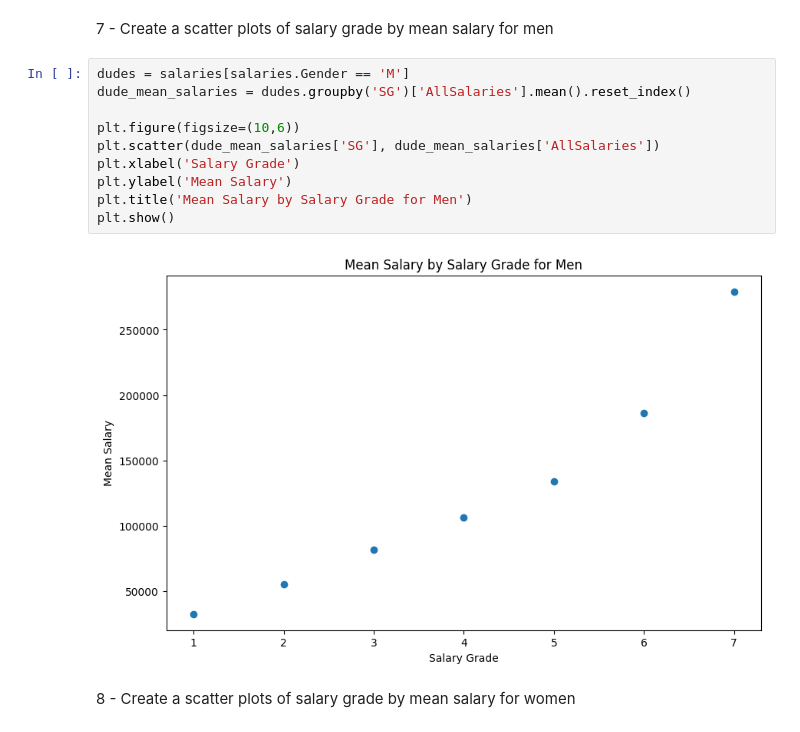
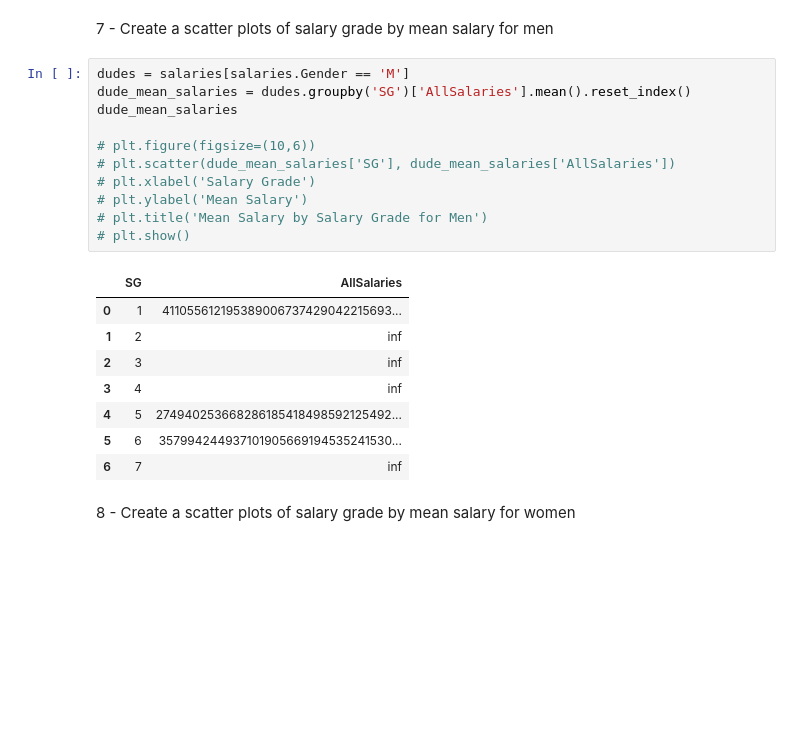
Before and after one commit to BrennanStopnik/401_work, a Jupyter notebook: Data_Science_Final/Stopnik_Brennan_DATASCIENCE_CAPSTONE_202306.ipynb, the cells around one changed output. Saved outputs shown, nothing was run; the diff lists cells and outputs as text; blank space fills up the shorter version.

```diff
--- a/Data_Science_Final/Stopnik_Brennan_DATASCIENCE_CAPSTONE_202306.ipynb
+++ b/Data_Science_Final/Stopnik_Brennan_DATASCIENCE_CAPSTONE_202306.ipynb
@@ -1126,15 +973,23 @@ plt.show()
 # %%
 dudes = salaries[salaries.Gender == 'M']
 dude_mean_salaries = dudes.groupby('SG')['AllSalaries'].mean().reset_index()
+dude_mean_salaries
 
-plt.figure(figsize=(10,6))
-plt.scatter(dude_mean_salaries['SG'], dude_mean_salaries['AllSalaries'])
-plt.xlabel('Salary Grade')
-plt.ylabel('Mean Salary')
-plt.title('Mean Salary by Salary Grade for Men')
-plt.show()
+# plt.figure(figsize=(10,6))
+# plt.scatter(dude_mean_salaries['SG'], dude_mean_salaries['AllSalaries'])
+# plt.xlabel('Salary Grade')
+# plt.ylabel('Mean Salary')
+# plt.title('Mean Salary by Salary Grade for Men')
+# plt.show()
 # %% [output]
-[figure, removed]
+|  | SG | AllSalaries |
+| 0 | 1 | 411055612195389006737429042215693... |
+| 1 | 2 | inf |
+| 2 | 3 | inf |
+| 3 | 4 | inf |
+| 4 | 5 | 274940253668286185418498592125492... |
+| 5 | 6 | 357994244937101905669194535241530... |
+| 6 | 7 | inf |
 # %% [markdown]
 8 - Create a scatter plots of salary grade by mean salary for women
 # %%
```
Also changed, not shown: parts of 35 cells of this notebook, 1 other file.
